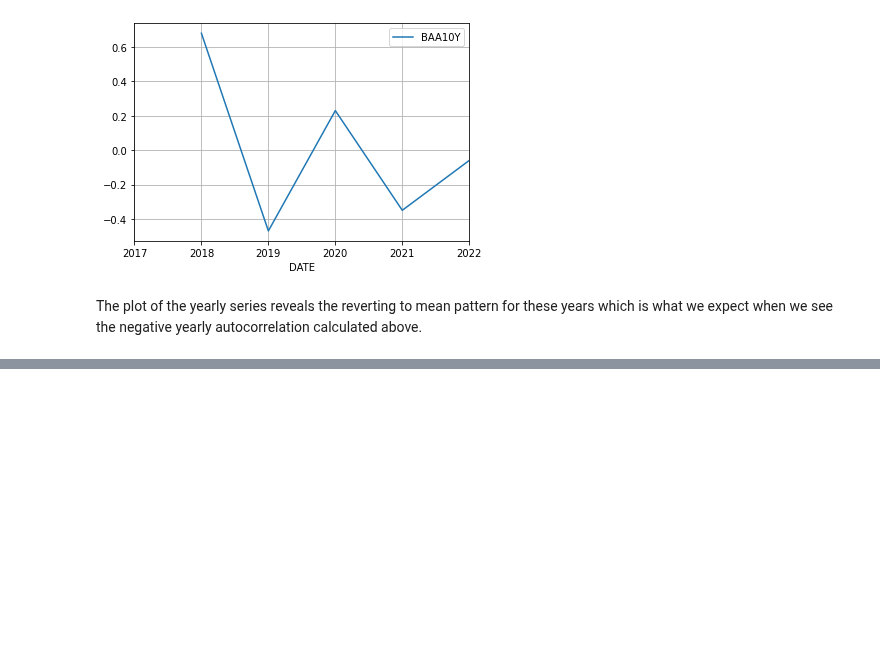
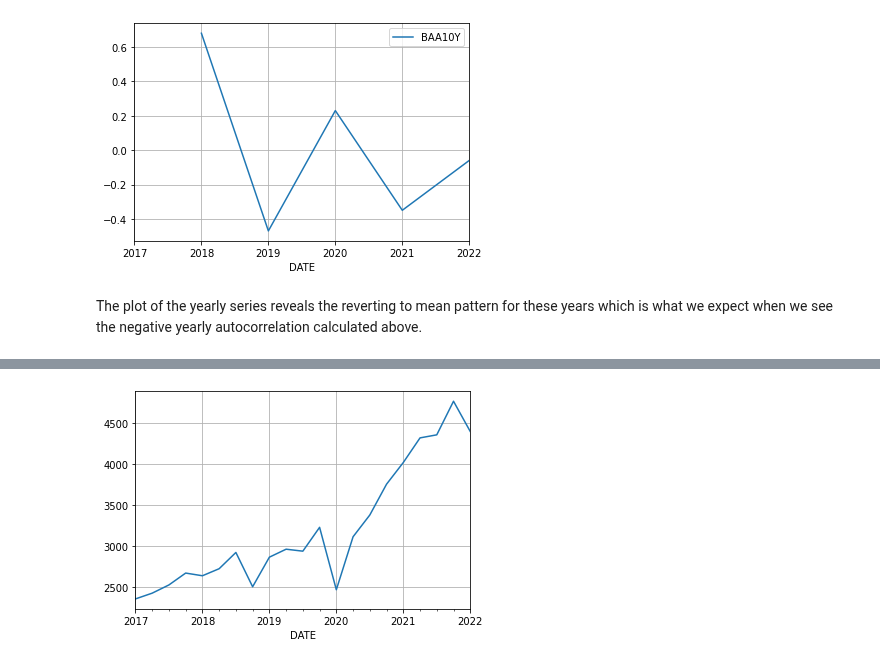
Before and after one commit to flyin01/dc, a Jupyter notebook: time_series_analysis.ipynb, the cells around one changed output, grey strips where cells are left out. Cells and saved outputs as stored; diff of their text form; code cells hidden in the pictures; blank space fills up the shorter version.

```diff
--- a/time_series_analysis.ipynb
+++ b/time_series_analysis.ipynb
@@ -514,0 +594,6 @@ The plot of the yearly series reveals the reverting to mean pattern for these ye
+# %%
+# Check if the first 6 lags of positive auto correlation makes sense by plotting the quarterly data in a line chart
+quarterly_data['SP500'].plot(grid=True)
+plt.show()
+# %% [output]
+[figure, added]
```
Also changed, not shown: parts of 14 cells of this notebook.
